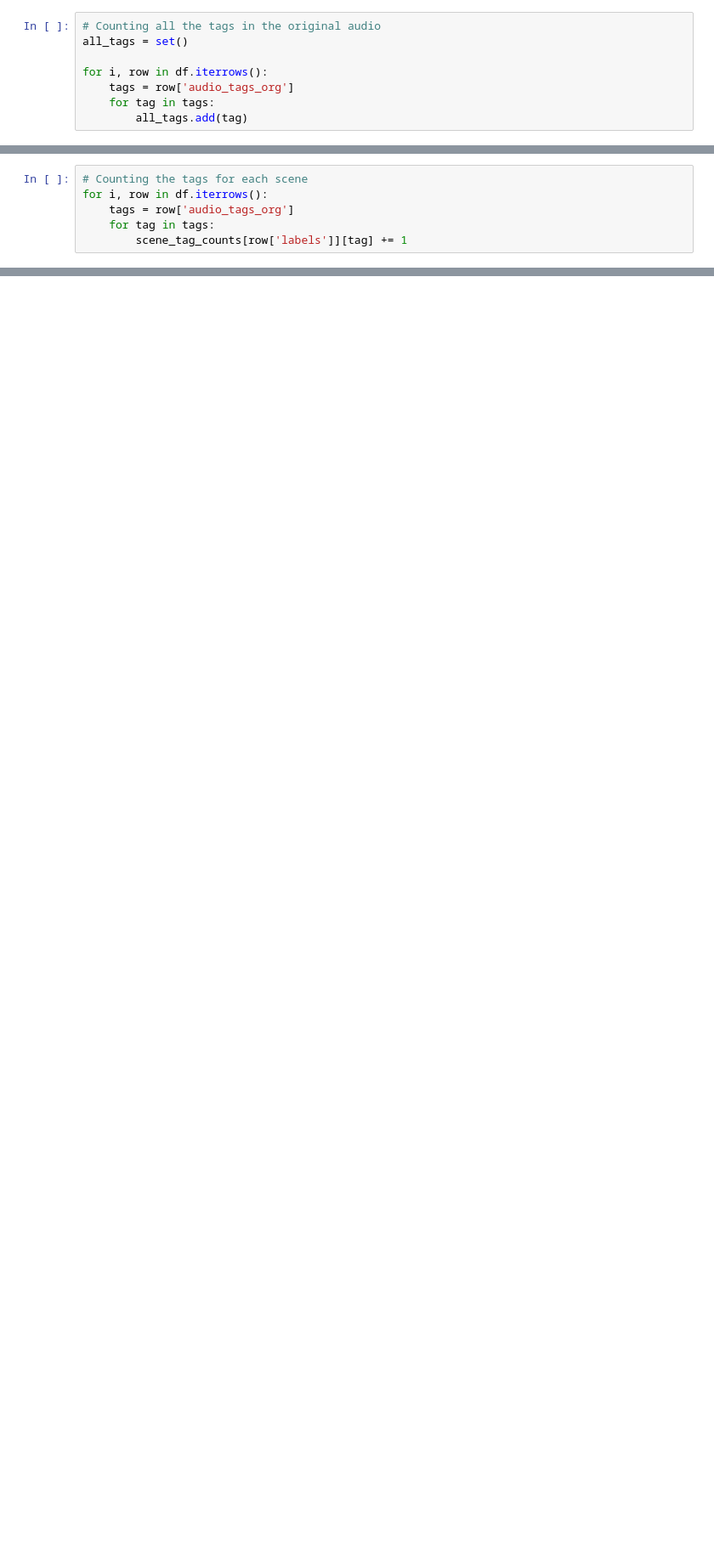
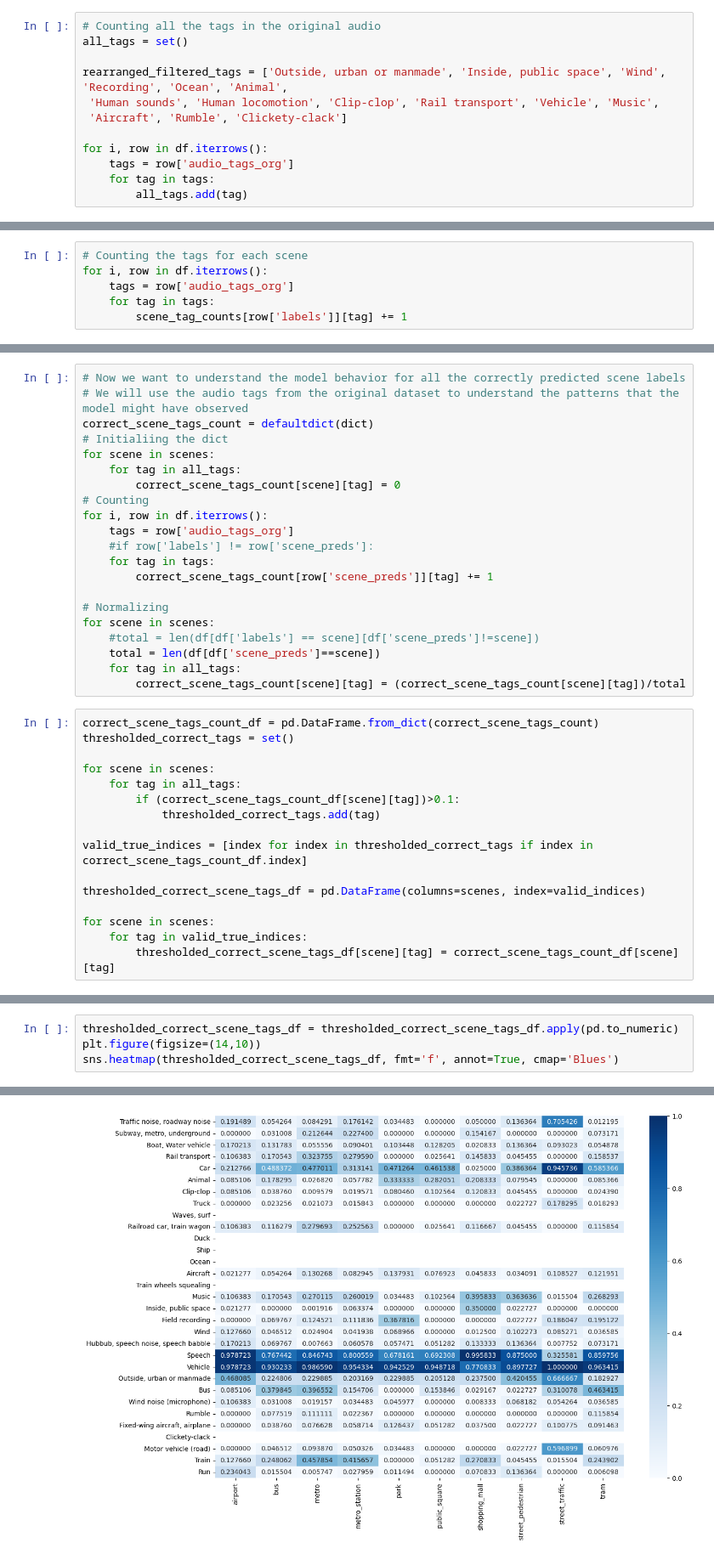
Before and after one commit to darshitttt/Scene_X_Events, a Jupyter notebook: proper_OrgSceneTags.ipynb, the cells around one changed output, grey strips where cells are left out. Shown at 85% size. Drawn from its saved outputs; the diff is of its cells as text; blank space fills up the shorter version.

```diff
--- a/proper_OrgSceneTags.ipynb
+++ b/proper_OrgSceneTags.ipynb
@@ -68,6 +99,10 @@ df['audio_tags_org'] = df['audio_tags_org'].apply(lambda x: ast.literal_eval(x))
 # %%
 # Counting all the tags in the original audio
 all_tags = set()
+
+rearranged_filtered_tags = ['Outside, urban or manmade', 'Inside, public space', 'Wind', 'Recording', 'Ocean', 'Animal',
+ 'Human sounds', 'Human locomotion', 'Clip-clop', 'Rail transport', 'Vehicle', 'Music',
+ 'Aircraft', 'Rumble', 'Clickety-clack']
 
 for i, row in df.iterrows():
     tags = row['audio_tags_org']
@@ -144,0 +265,37 @@ sns.heatmap(better_df, fmt='f', annot=True, cmap='Blues')
+# %%
+# Now we want to understand the model behavior for all the correctly predicted scene labels
+# We will use the audio tags from the original dataset to understand the patterns that the model might have observed
+correct_scene_tags_count = defaultdict(dict)
+# Initialiing the dict
+for scene in scenes:
+    for tag in all_tags:
+        correct_scene_tags_count[scene][tag] = 0
+# Counting
+for i, row in df.iterrows():
+    tags = row['audio_tags_org']
+    #if row['labels'] != row['scene_preds']:
+    for tag in tags:
+        correct_scene_tags_count[row['scene_preds']][tag] += 1
+
+# Normalizing
+for scene in scenes:
+    #total = len(df[df['labels'] == scene][df['scene_preds']!=scene])
+    total = len(df[df['scene_preds']==scene])
+    for tag in all_tags:
+        correct_scene_tags_count[scene][tag] = (correct_scene_tags_count[scene][tag])/total
+# %%
+correct_scene_tags_count_df = pd.DataFrame.from_dict(correct_scene_tags_count)
+thresholded_correct_tags = set()
+
+for scene in scenes:
+    for tag in all_tags:
+        if (correct_scene_tags_count_df[scene][tag])>0.1:
+            thresholded_correct_tags.add(tag)
+
+valid_true_indices = [index for index in thresholded_correct_tags if index in correct_scene_tags_count_df.index]
+
+thresholded_correct_scene_tags_df = pd.DataFrame(columns=scenes, index=valid_indices)
+
+for scene in scenes:
+    for tag in valid_true_indices:
+        thresholded_correct_scene_tags_df[scene][tag] = correct_scene_tags_count_df[scene][tag]
@@ -144,0 +322,5 @@ sns.heatmap(better_df, fmt='f', annot=True, cmap='Blues')
+# %%
+thresholded_correct_scene_tags_df = thresholded_correct_scene_tags_df.apply(pd.to_numeric)
+plt.figure(figsize=(14,10))
+sns.heatmap(thresholded_correct_scene_tags_df, fmt='f', annot=True, cmap='Blues')
+# %% [output]
@@ -144,0 +328 @@ sns.heatmap(better_df, fmt='f', annot=True, cmap='Blues')
+[figure, added]
```
Also changed, not shown: parts of 15 cells of this notebook.
